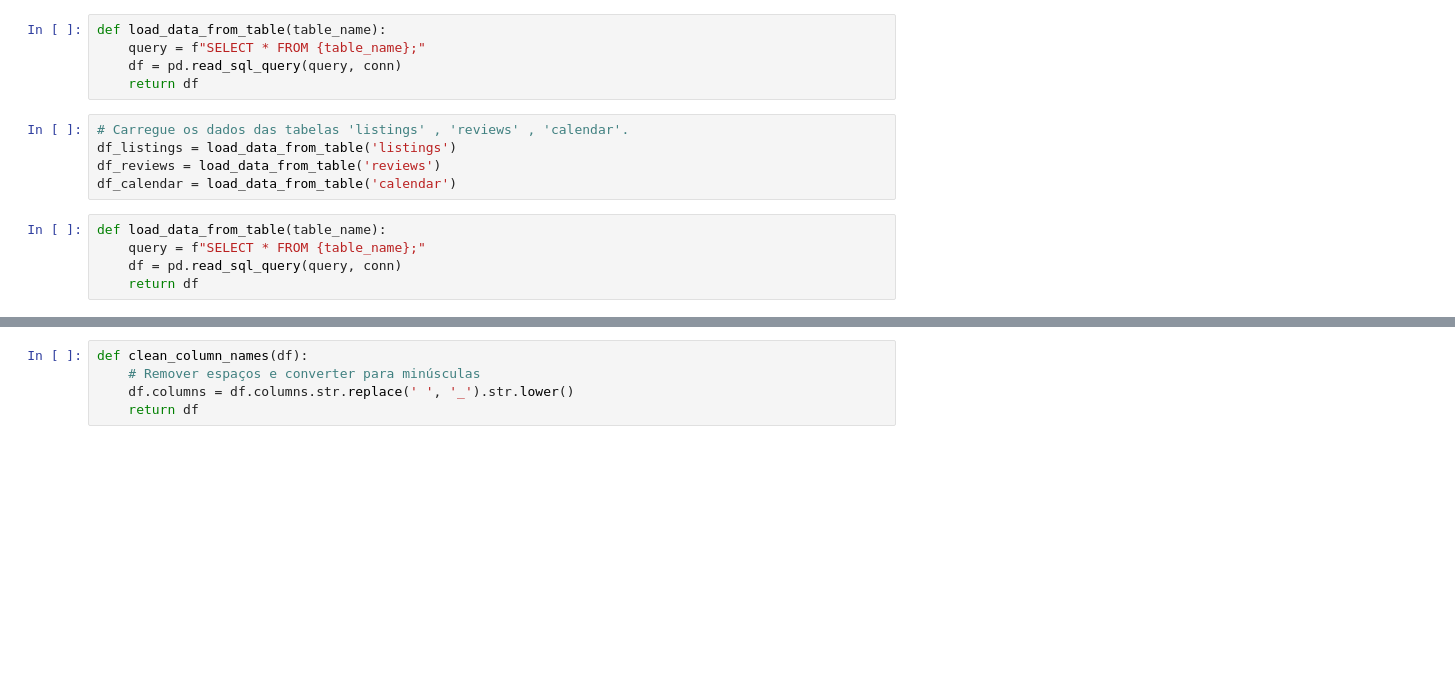
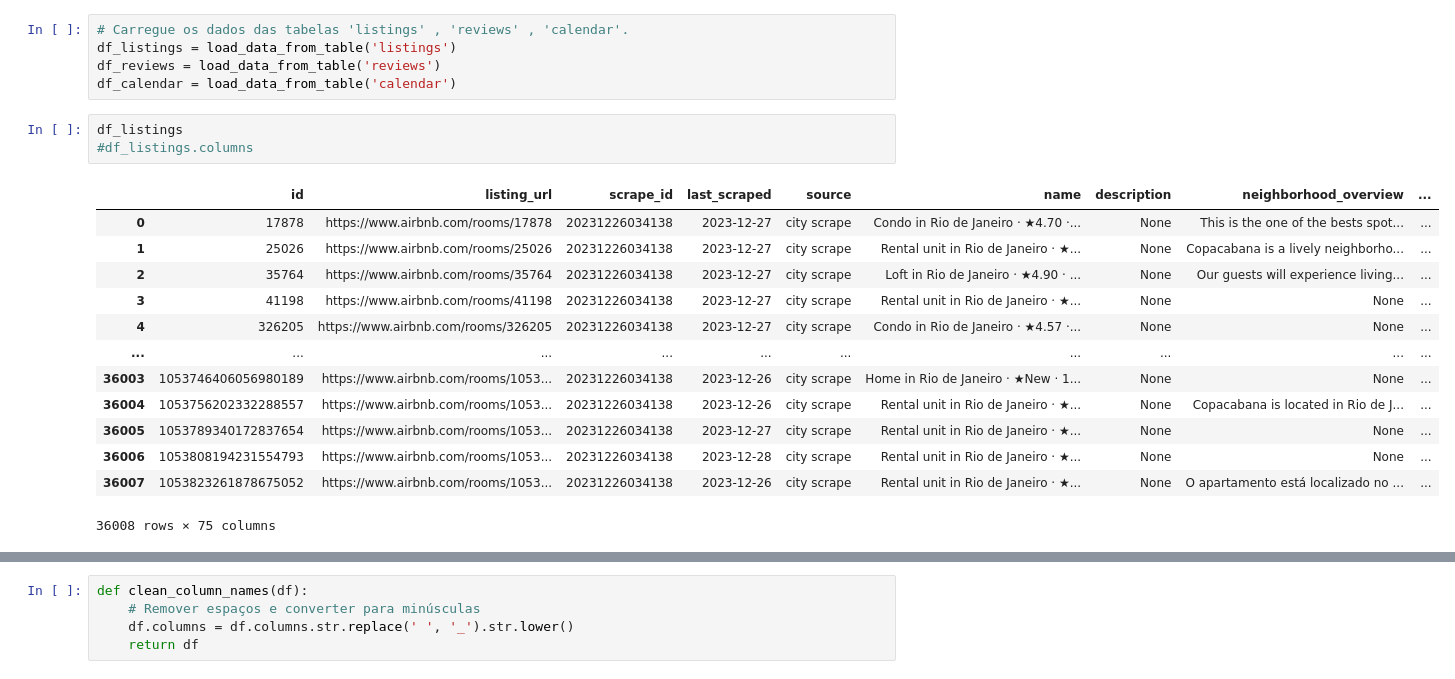
Before and after one commit to guilhermebezerrads/analytics-engineering-project, a Jupyter notebook: analytics_engineering_airbnb.ipynb, the cells around one changed output, grey strips where cells are left out. Drawn from its saved outputs; the diff is of its cells as text; blank space fills up the shorter version.

```diff
--- a/analytics_engineering_airbnb.ipynb
+++ b/analytics_engineering_airbnb.ipynb
@@ -9,18 +9,25 @@ def load_data_from_table(table_name):
     query = f"SELECT * FROM {table_name};"
     df = pd.read_sql_query(query, conn)
     return df
-# %%
-def load_data_from_table(table_name):
-    query = f"SELECT * FROM {table_name};"
-    df = pd.read_sql_query(query, conn)
-    return df
 # %%
 # Carregue os dados das tabelas 'listings' , 'reviews' , 'calendar'.
 df_listings = load_data_from_table('listings')
 df_reviews = load_data_from_table('reviews')
 df_calendar = load_data_from_table('calendar')
-# %%
-def load_data_from_table(table_name):
-    query = f"SELECT * FROM {table_name};"
-    df = pd.read_sql_query(query, conn)
-    return df
+# %%
+df_listings
+#df_listings.columns
+# %% [output]
+|  | id | listing_url | scrape_id | last_scraped | source | name | description | neighborhood_overview | ... |
+| 0 | 17878 | https://www.airbnb.com/rooms/17878 | 20231226034138 | 2023-12-27 | city scrape | Condo in Rio de Janeiro · ★4.70 ·... | None | This is the one of the bests spot... | ... |
+| 1 | 25026 | https://www.airbnb.com/rooms/25026 | 20231226034138 | 2023-12-27 | city scrape | Rental unit in Rio de Janeiro · ★... | None | Copacabana is a lively neighborho... | ... |
+| 2 | 35764 | https://www.airbnb.com/rooms/35764 | 20231226034138 | 2023-12-27 | city scrape | Loft in Rio de Janeiro · ★4.90 · ... | None | Our guests will experience living... | ... |
+| 3 | 41198 | https://www.airbnb.com/rooms/41198 | 20231226034138 | 2023-12-27 | city scrape | Rental unit in Rio de Janeiro · ★... | None | None | ... |
+| 4 | 326205 | https://www.airbnb.com/rooms/326205 | 20231226034138 | 2023-12-27 | city scrape | Condo in Rio de Janeiro · ★4.57 ·... | None | None | ... |
+| ... | ... | ... | ... | ... | ... | ... | ... | ... | ... |
+| 36003 | 1053746406056980189 | https://www.airbnb.com/rooms/1053... | 20231226034138 | 2023-12-26 | city scrape | Home in Rio de Janeiro · ★New · 1... | None | None | ... |
+| 36004 | 1053756202332288557 | https://www.airbnb.com/rooms/1053... | 20231226034138 | 2023-12-26 | city scrape | Rental unit in Rio de Janeiro · ★... | None | Copacabana is located in Rio de J... | ... |
+| 36005 | 1053789340172837654 | https://www.airbnb.com/rooms/1053... | 20231226034138 | 2023-12-27 | city scrape | Rental unit in Rio de Janeiro · ★... | None | None | ... |
+| 36006 | 1053808194231554793 | https://www.airbnb.com/rooms/1053... | 20231226034138 | 2023-12-28 | city scrape | Rental unit in Rio de Janeiro · ★... | None | None | ... |
+| 36007 | 1053823261878675052 | https://www.airbnb.com/rooms/1053... | 20231226034138 | 2023-12-26 | city scrape | Rental unit in Rio de Janeiro · ★... | None | O apartamento está localizado no ... | ... |
+36008 rows × 75 columns
```
Also changed, not shown: parts of 19 cells of this notebook.
